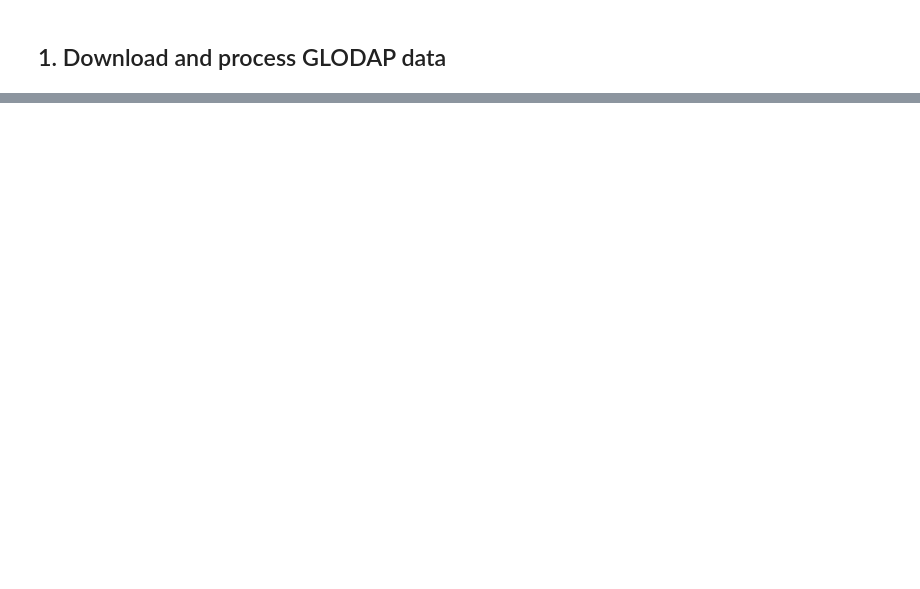
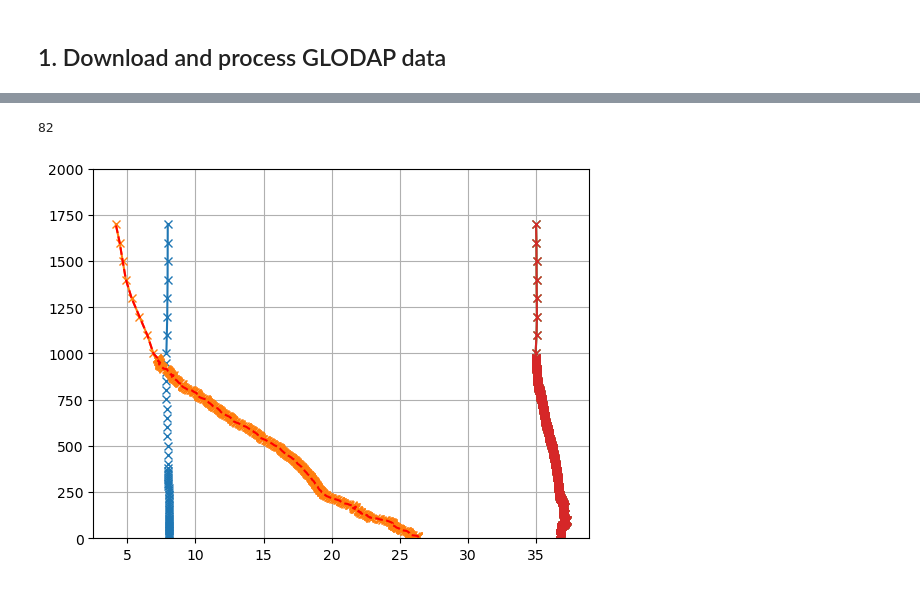
Before and after one commit to SethBushinsky/Float_oxygen_offset_GBC, a Jupyter notebook: 02_float_bgc_offsets_w_glodap.ipynb, the cells around one changed output, grey strips where cells are left out. Saved outputs shown, nothing was run; the diff lists cells and outputs as text; code cells hidden in the pictures; blank space fills up the shorter version.

```diff
--- a/02_float_bgc_offsets_w_glodap.ipynb
+++ b/02_float_bgc_offsets_w_glodap.ipynb
@@ -303,10 +295,10 @@ See the caveats in the documentation: https://pandas.pydata.org/pandas-docs/stab
 # %%
 from importlib import reload
+reload(aiac)
 
 #toggle to plot offsets profile by profile
 plot_profile = 0
 
-reload(aiac)
 
 start_time = time.perf_counter()
 
@@ -354,7 +346,7 @@ elif append_data==0:
 
 else:
     # argolist_run = ['5906547_Sprof.nc']
-    argolist_run = ['5904166_Sprof.nc']
+    argolist_run = ['2902431_Sprof.nc']
     # argolist_run = ['5906547_Sprof.nc',
     #                     '5906548_Sprof.nc',
     #                     '5906549_Sprof.nc',
@@ -383,7 +375,7 @@ if __name__ == "__main__":
         # Use pool.starmap with the list of arguments
         pool.starmap(aiac.argo_interp_profiles, argo_args)
 
-
+    # print('here')
     # only run glodap crossovers on floats that have an interpolated file
     with Pool(processes=num_processes) as pool:
         # Create a list of arguments for pool.starmap
@@ -430,0 +864,42 @@ argo_path_derived
+# %%
+len(argo_n.N_PROF)
+# %% [output]
+82
+# %%
+p=0
+
+press_p = argo_n['PRES_ADJUSTED'][p,:]
+temp_p = argo_n['TEMP_ADJUSTED'][p,:]
+sal_p = argo_n['PSAL_ADJUSTED'][p,:]
+
+press_no_temp_nans = press_p[np.logical_and(~np.isnan(temp_p), ~np.isnan(press_p))]
+temp_no_temp_nans = temp_p[np.logical_and(~np.isnan(temp_p), ~np.isnan(press_p))]
+
+press_no_sal_nans = press_p[np.logical_and(~np.isnan(sal_p), ~np.isnan(press_p))]
+sal_no_sal_nans = sal_p[np.logical_and(~np.isnan(sal_p), ~np.isnan(press_p))]
+
+temp_interp_p = np.interp(press_p, press_no_temp_nans, temp_no_temp_nans)
+sal_interp_p = np.interp(press_p, press_no_sal_nans, sal_no_sal_nans)
+
+# argo_n['TEMP_ADJUSTED'][p,:] = temp_interp_p
+# argo_n['PSAL_ADJUSTED'][p,:] = sal_interp_p
+# argo_n['TEMP_ADJUSTED'][p,:] = temp_interp_p
+# argo_n['TEMP_ADJUSTED'][p,:]
+# %%
+import matplotlib.pyplot as plt
+l = 2
+plt.plot(argo_n['PH_IN_SITU_TOTAL_ADJUSTED'][2,:].values, argo_n['PRES_ADJUSTED'][p,:], 'x-')
+plt.plot(argo_n['TEMP_ADJUSTED'][p,:].values, argo_n['PRES_ADJUSTED'][p,:], 'x-')
+plt.plot(temp_interp_p, argo_n['PRES_ADJUSTED'][p,:], 'r--')
+
+
+plt.plot(argo_n['PSAL_ADJUSTED'][p,:].values, argo_n['PRES_ADJUSTED'][p,:], 'x-')
+plt.plot(sal_interp_p, argo_n['PRES_ADJUSTED'][p,:], 'x-')
+
+plt.ylim([0, 2000])
+plt.grid('on')
+# print(argo_n['TEMP_ADJUSTED'][2,l])
+# print(argo_n['PSAL_ADJUSTED'][2,l])
+# print(argo_n['PRES_ADJUSTED'][2,l])
+# %% [output]
+[figure, added]
```
Also changed, not shown: parts of 10 cells of this notebook, 5 other files.
